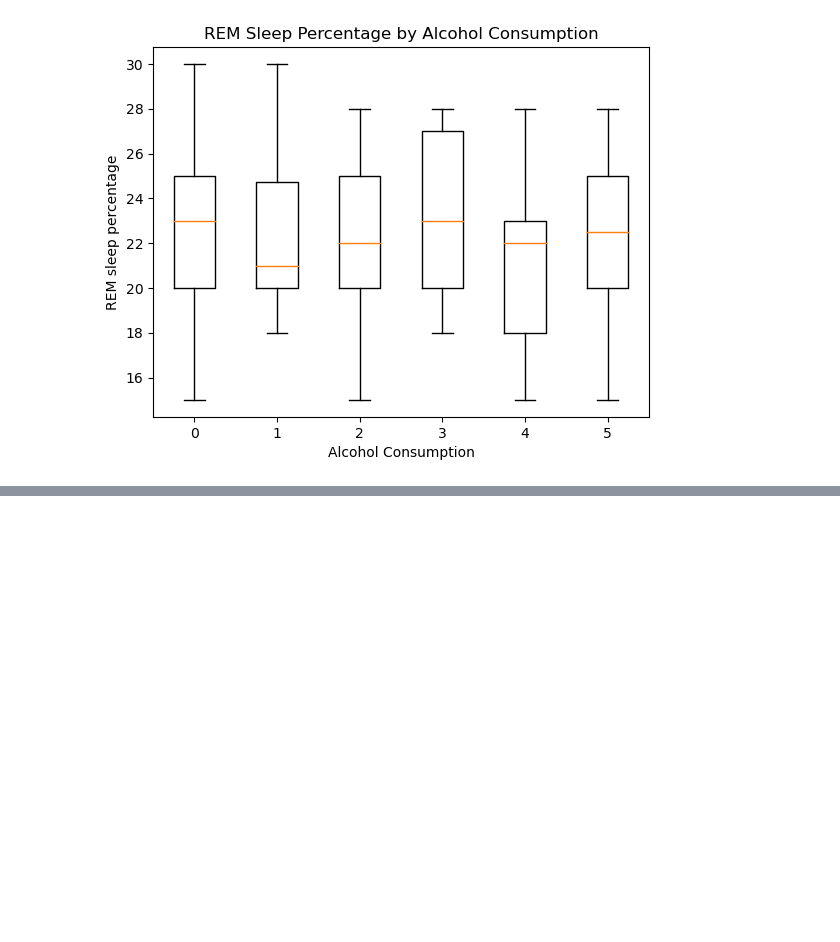
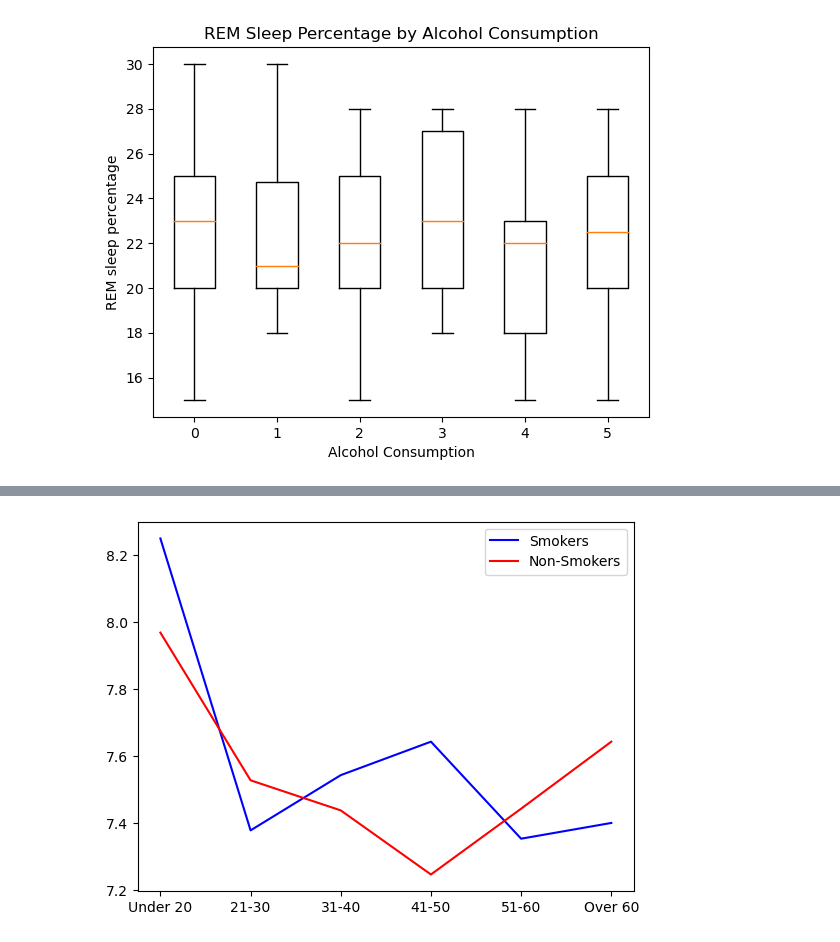
Before and after one commit to JenFreeze/Project_1, a Jupyter notebook: project1.ipynb, the cells around one changed output, grey strips where cells are left out. Cells and saved outputs as stored; diff of their text form; code cells hidden in the pictures; blank space fills up the shorter version.

```diff
--- a/project1.ipynb
+++ b/project1.ipynb
@@ -414,0 +483,12 @@ plt.show()
+# %%
+# Create chart
+duration_smoking = smoking_df.groupby(["Age Range"]).mean()["Sleep duration"]
+duration_nonsmoking = nonsmoking_df.groupby(["Age Range"]).mean()["Sleep duration"]
+ages = labels
+smoking_avg, = plt.plot(ages, duration_smoking, color="blue", label="Smokers")
+nonsmoking_avg, = plt.plot(ages, duration_nonsmoking, color="red", label="Non-Smokers")
+plt.legend(handles=[smoking_avg, nonsmoking_avg], loc="best")
+
+plt.show()
+# %% [output]
+[figure, added]
```
Also changed, not shown: parts of 14 cells of this notebook.
